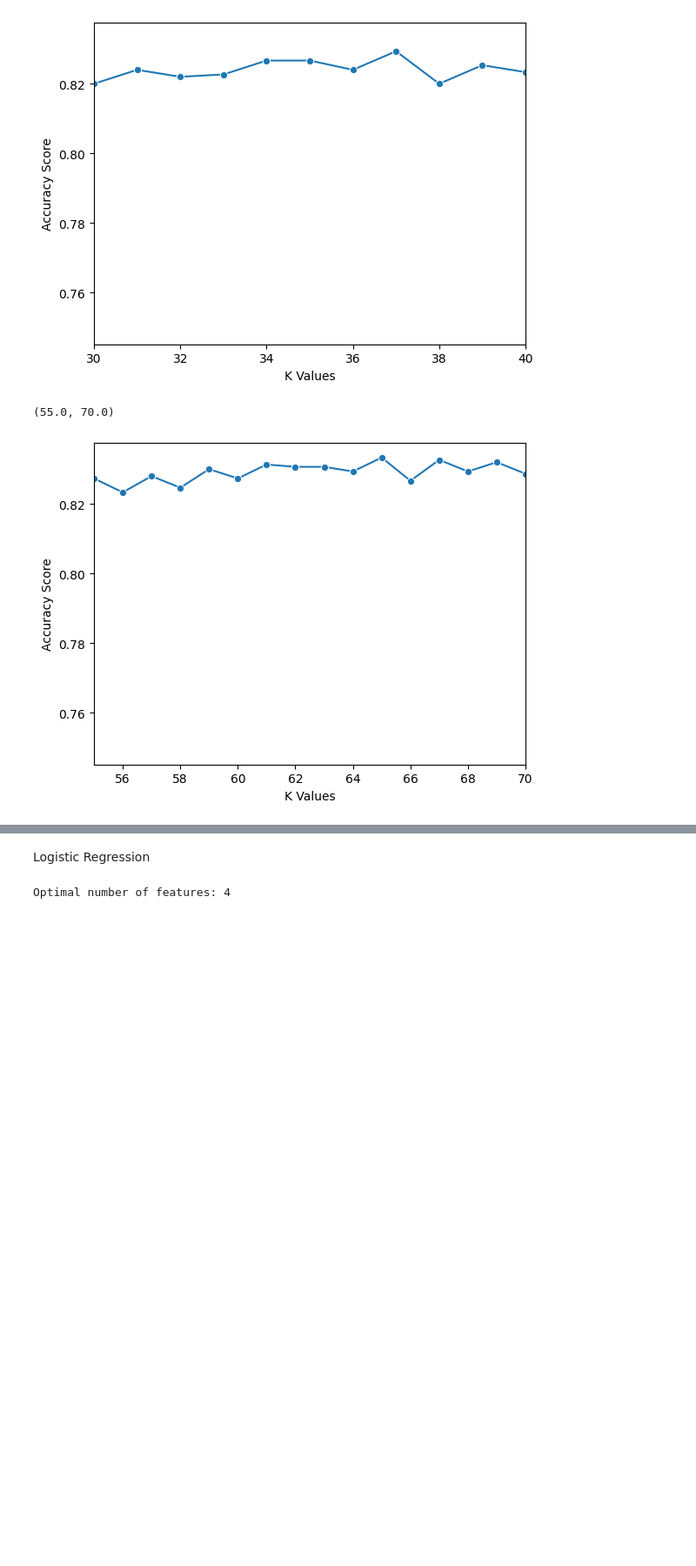
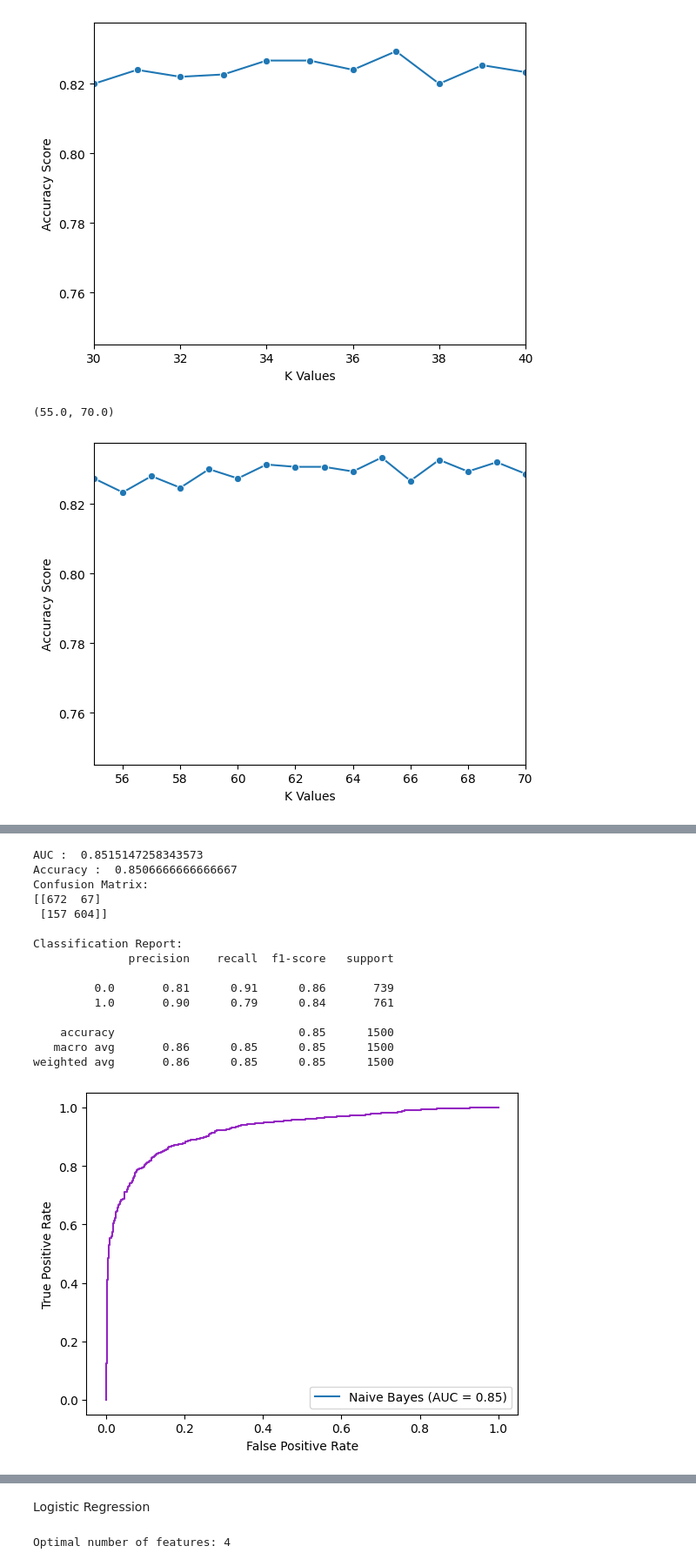
Before and after one commit to Yutong-Lu/A-Machine-Learning-Approach-for-Diabetes-Prediction-in-the-Canadian-Population, a Jupyter notebook: Updated_FINAL.ipynb, the cells around one changed output, grey strips where cells are left out. Shown at 87% size. Cells and saved outputs as stored; diff of their text form; code cells hidden in the pictures; blank space fills up the shorter version.

```diff
--- a/Updated_FINAL.ipynb
+++ b/Updated_FINAL.ipynb
@@ -182,0 +365,46 @@ weighted avg       0.85      0.84      0.84      1500
+# %%
+# Testing on validation set
+
+
+
+# Predict the joint log probabilities for each model on validation data
+gnb_log_pred = gnb.predict_joint_log_proba(valid_mice[numerical_columns])
+cnb_log_pred = cnb.predict_joint_log_proba(valid_mice[categorical_columns])
+
+# Combine the log probabilities, adjusting for the multiplication of P(Y) term
+y_hat_prob = gnb_log_pred + cnb_log_pred
+
+# Convert log probabilities back to probabilities
+y_hat_prob = np.exp(y_hat_prob)
+y_hat_prob = y_hat_prob / y_hat_prob.sum(1, keepdims=True)  # normalize to get valid probabilities
+
+# Get the predicted class labels for validation data
+y_hat = np.argmax(y_hat_prob, axis=1)
+
+# Evaluate the combined model on validation data using custom functions
+conf_matrix, class_report, auc, acc = get_scores(valid_mice[target_column], y_hat)
+print_scores(conf_matrix, class_report, auc, acc)
+
+# Plot the ROC curve for validation data
+fpr, tpr, thresholds = roc_curve(valid_mice[target_column], y_hat_prob[:, 1])
+display = RocCurveDisplay(fpr=fpr, tpr=tpr, roc_auc=auc, estimator_name='Naive Bayes')
+display.plot()
+ax = plt.gca()
+ax.get_lines()[0].set_color('#9325c2')
+# %% [output]
+AUC :  0.8515147258343573
+Accuracy :  0.8506666666666667
+Confusion Matrix:
+[[672  67]
+ [157 604]]
+
+Classification Report:
+              precision    recall  f1-score   support
+
+         0.0       0.81      0.91      0.86       739
+         1.0       0.90      0.79      0.84       761
+
+    accuracy                           0.85      1500
+   macro avg       0.86      0.85      0.85      1500
+weighted avg       0.86      0.85      0.85      1500
+[figure, added]
```
Also changed, not shown: parts of 34 cells of this notebook.
